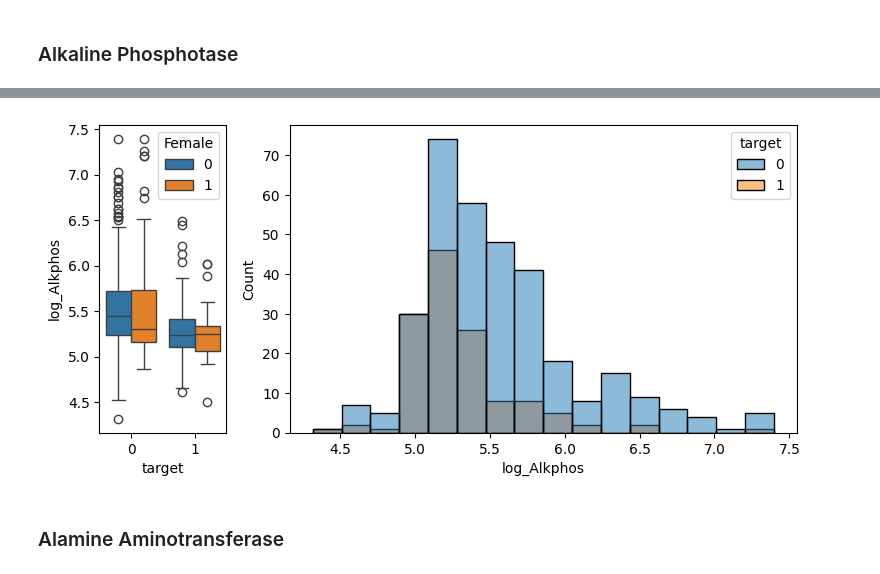
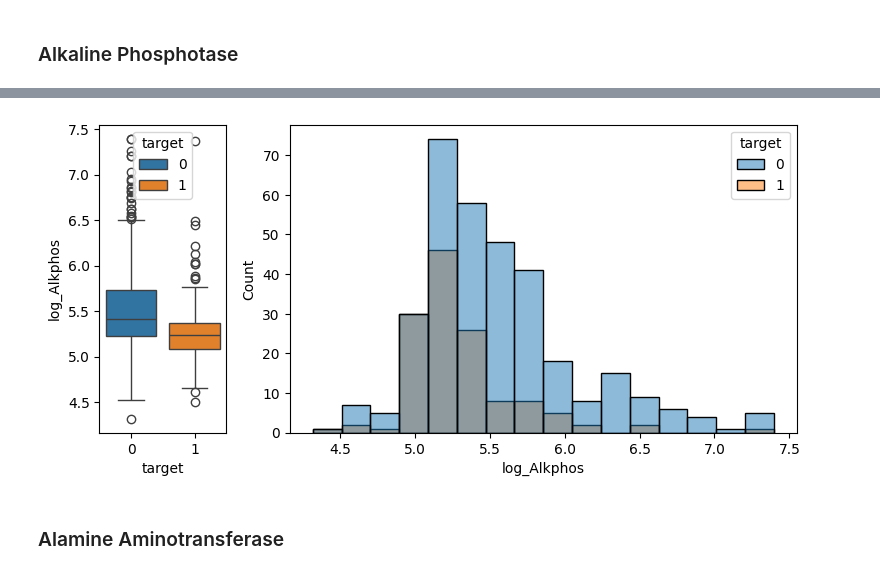
Before and after one commit to SrChen6/AA1-Competition, a Jupyter notebook: preprocessing.ipynb, the cells around one changed output, grey strips where cells are left out. Saved outputs shown, nothing was run; the diff lists cells and outputs as text; code cells hidden in the pictures.

```diff
--- a/preprocessing.ipynb
+++ b/preprocessing.ipynb
@@ -113,5 +115,5 @@ NOTA: Com lo dels histogrames ho fem molt sovint se m'ha ocorregut fer una funci
 # %%
 def histbox (data, column: str, n_bins: int = 10) -> None:
     fig, axes = plt.subplots(1, 2, gridspec_kw = {'width_ratios': [1, 4]}, figsize=(9,4))
-    sn.boxplot(data = data, x = 'target', y = column, hue = 'Female', ax = axes[0])
+    sn.boxplot(data = data, x = 'target', y = column, hue = 'target', ax = axes[0])
     sn.histplot(data = data, x = column, hue = 'target', ax = axes[1], bins = n_bins)
@@ -152,4 +147,4 @@ histbox(raw_ILDS, "TB", 16)
 # %%
-raw_ILDS['log_TB'] = np.log(raw_ILDS['TB'])
-histbox(raw_ILDS, "log_TB", 16)
+ILDS['log_TB'] = np.log(ILDS['TB'])
+histbox(ILDS, "log_TB", 16)
 # %% [output]
@@ -163,4 +163,4 @@ histbox(raw_ILDS, "DB", 16) # TODO: Logarithmic també?
 # %%
-raw_ILDS['log_DB'] = np.log(raw_ILDS['DB'])
-histbox(raw_ILDS, "log_DB", 16)
+ILDS['log_DB'] = np.log(raw_ILDS['DB'])
+histbox(ILDS, "log_DB", 16)
 # %% [output]
@@ -174,4 +174,4 @@ histbox(raw_ILDS, "IB", 16) # TODO: Logarithmic també?
 # %%
-raw_ILDS['log_IB'] = np.log(raw_ILDS['IB'])
-histbox(raw_ILDS, "log_IB", 16)
+ILDS['log_IB'] = np.log(raw_ILDS['IB'])
+histbox(ILDS, "log_IB", 16)
 # %% [output]
@@ -185,8 +185,8 @@ histbox(raw_ILDS, "Alkphos", 16) # TODO: Logarithmic també?
 # %%
-raw_ILDS['log_Alkphos'] = np.log(raw_ILDS['Alkphos'])
-histbox(raw_ILDS, "log_Alkphos", 16)
+ILDS['log_Alkphos'] = np.log(raw_ILDS['Alkphos'])
+histbox(ILDS, "log_Alkphos", 16)
 # %% [output]
-[figure, old version]
+[figure, new version]
 # %% [markdown]
 ### Alamine Aminotransferase
 # %%
```
Also changed, not shown: parts of 21 cells of this notebook, 2 other files.
